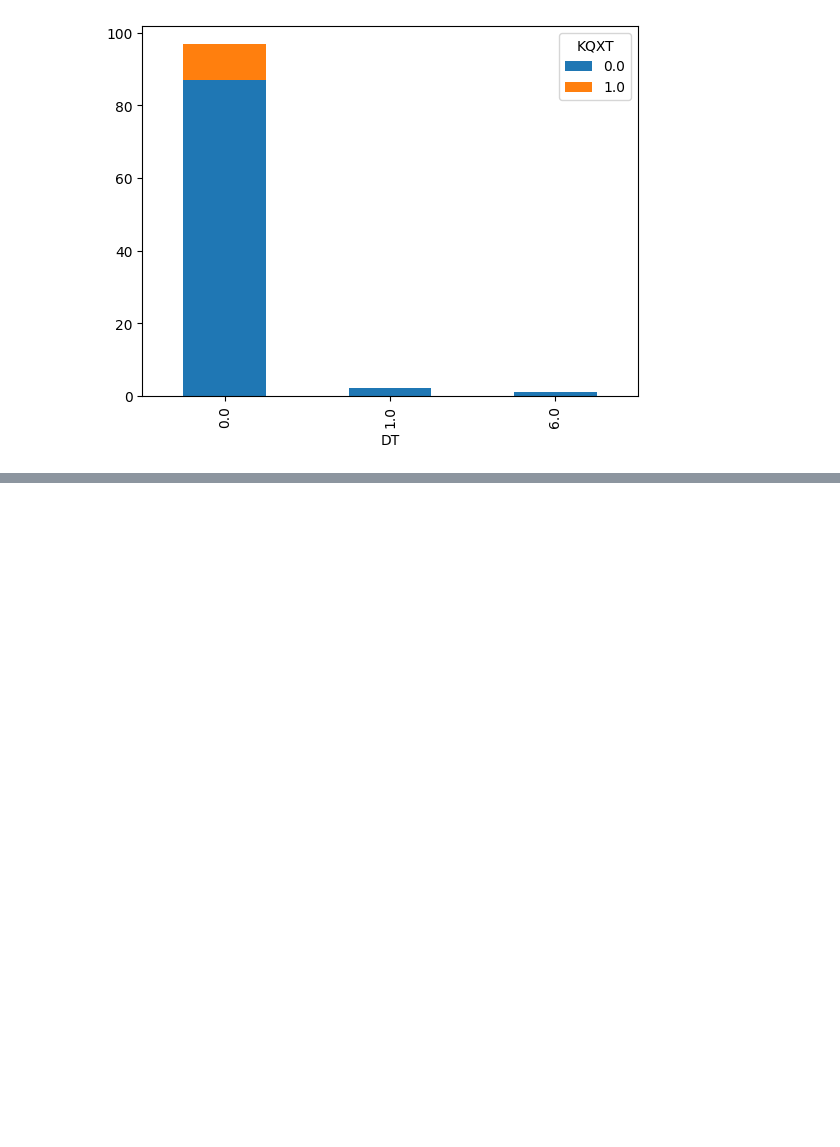
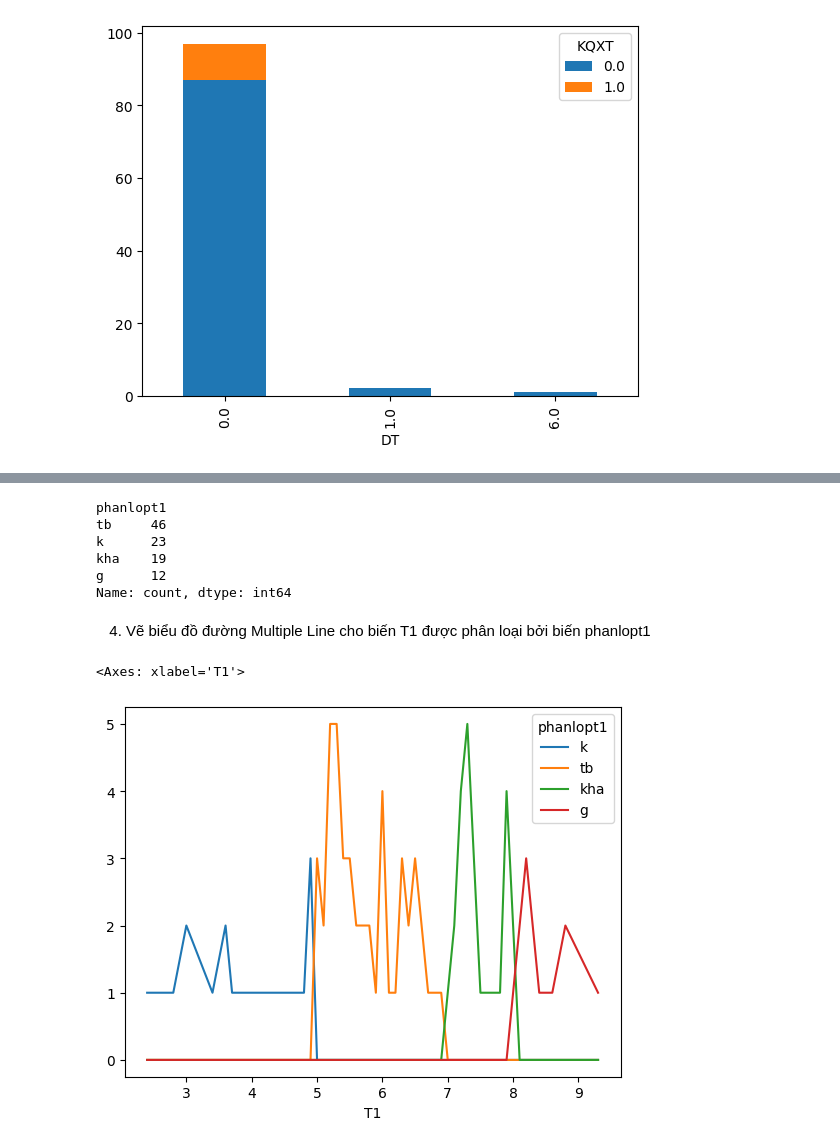
Before and after one commit to Duc-bug/Data-Analysis-Deep-Learning-Explanation, a Jupyter notebook: Week 2/lab2.ipynb, the cells around one changed output, grey strips where cells are left out. Cells and saved outputs as stored; diff of their text form; code cells hidden in the pictures; blank space fills up the shorter version.

```diff
--- a/Week 2/lab2.ipynb
+++ b/Week 2/lab2.ipynb
@@ -239,0 +262,2 @@ pd.crosstab(df_tuyensinh['DT'], df_tuyensinh['KQXT']).plot(kind='bar', stacked=T
+# %%
+df_tuyensinh['phanlopt1'] = pd.cut(df_tuyensinh['T1'],  bins=[0, 5, 7, 8, 10],labels=['k', 'tb', 'kha', 'g'], right=False)
@@ -239,0 +266,17 @@ pd.crosstab(df_tuyensinh['DT'], df_tuyensinh['KQXT']).plot(kind='bar', stacked=T
+# %%
+
+df_tuyensinh['phanlopt1'].value_counts()
+# %% [output]
+phanlopt1
+tb     46
+k      23
+kha    19
+g      12
+Name: count, dtype: int64
+# %% [markdown]
+4. Vẽ biểu đồ đường Multiple Line cho biến T1 được phân loại bởi biến phanlopt1
+# %%
+df_tuyensinh.groupby('phanlopt1')['T1'].value_counts().unstack(level=0).plot(kind='line')
+# %% [output]
+<Axes: xlabel='T1'>
+[figure, added]
```
Also changed, not shown: parts of 28 cells of this notebook.
